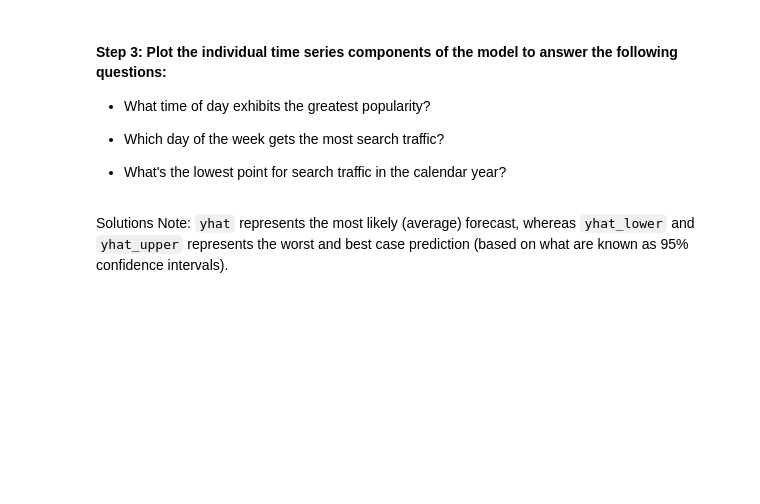
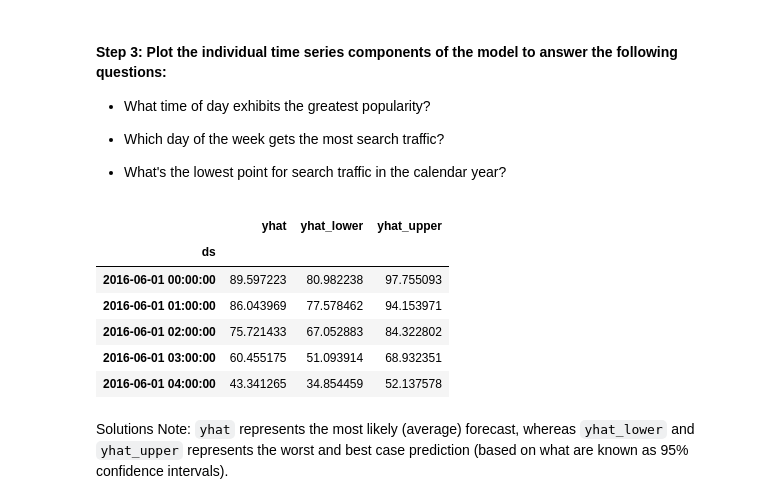
Before and after one commit to anuraggargLTI/module_11_challenge, a Jupyter notebook: forecasting_net_prophet.ipynb, the cells around one changed output. Saved outputs shown, nothing was run; the diff lists cells and outputs as text; code cells hidden in the pictures; blank space fills up the shorter version.

```diff
--- a/forecasting_net_prophet.ipynb
+++ b/forecasting_net_prophet.ipynb
@@ -597,10 +597,18 @@ model_mercado_trends.plot(forecast_mercado_trends)
 * What's the lowest point for search traffic in the calendar year?
 # %%
 # Set the index in the forecast_mercado_trends DataFrame to the ds datetime column
-forecast_mercado_trends = # YOUR CODE HERE
+forecast_mercado_trends = forecast_mercado_trends.set_index("ds")
 
 # View the only the yhat,yhat_lower and yhat_upper columns from the DataFrame
-# YOUR CODE HERE
+forecast_mercado_trends[["yhat","yhat_lower","yhat_upper"]].head()
+# %% [output]
+|  | yhat | yhat_lower | yhat_upper |
+| ds |  |  |  |
+| 2016-06-01 00:00:00 | 89.597223 | 80.982238 | 97.755093 |
+| 2016-06-01 01:00:00 | 86.043969 | 77.578462 | 94.153971 |
+| 2016-06-01 02:00:00 | 75.721433 | 67.052883 | 84.322802 |
+| 2016-06-01 03:00:00 | 60.455175 | 51.093914 | 68.932351 |
+| 2016-06-01 04:00:00 | 43.341265 | 34.854459 | 52.137578 |
 # %% [markdown]
 Solutions Note: `yhat` represents the most likely (average) forecast, whereas `yhat_lower` and `yhat_upper` represents the worst and best case prediction (based on what are known as 95% confidence intervals).
 # %%
```
Also changed, not shown: parts of 7 cells of this notebook.
